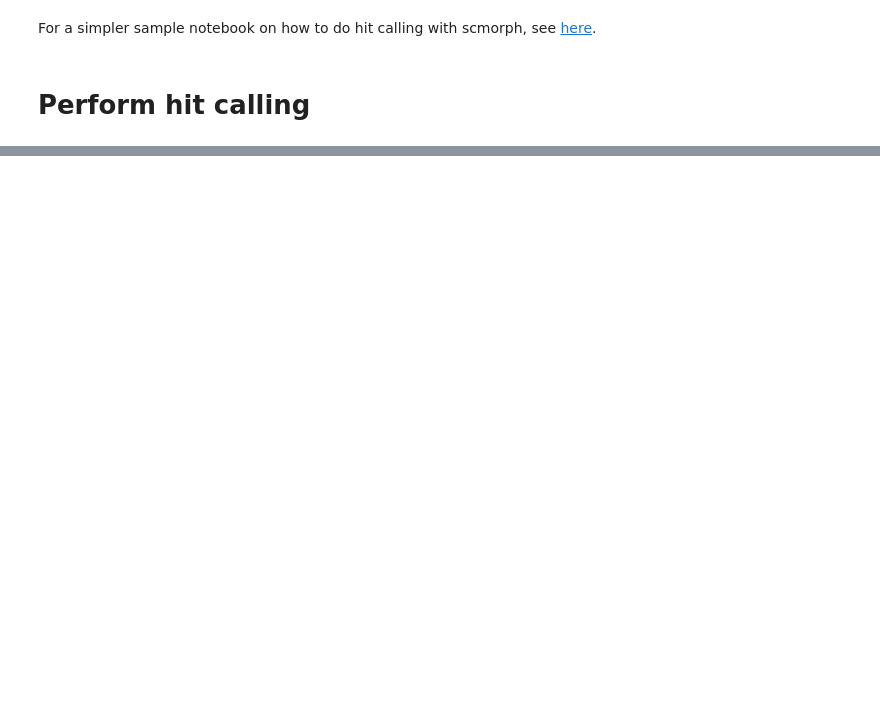
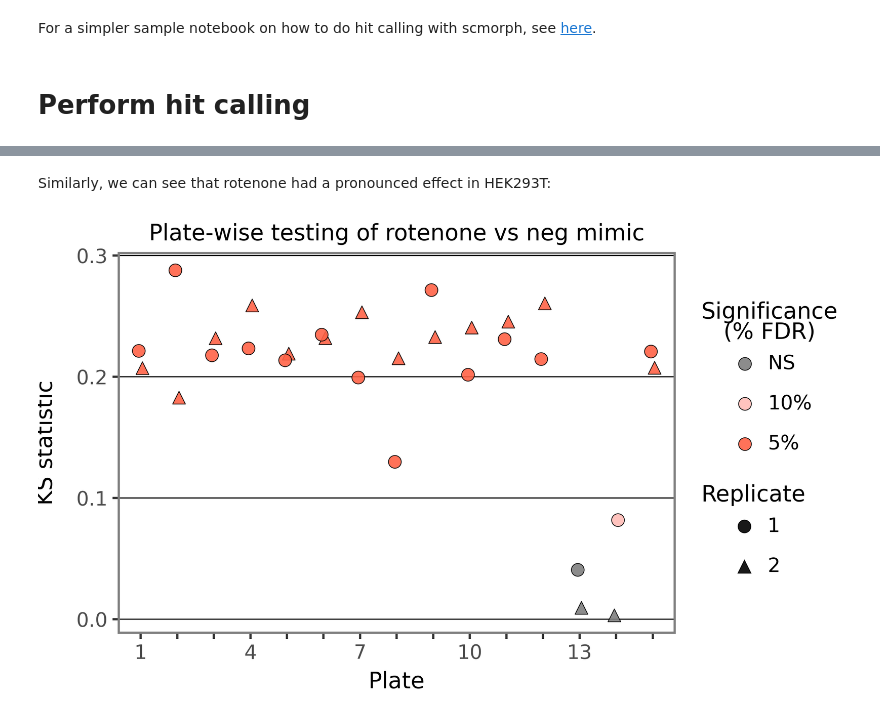
Before and after one commit to edbiomedai/microna-reproducibility, a Jupyter notebook: 01_rank_mirnas.ipynb, the cells around one changed output, grey strips where cells are left out. Drawn from its saved outputs; the diff is of its cells as text; code cells hidden in the pictures; blank space fills up the shorter version.

```diff
--- a/01_rank_mirnas.ipynb
+++ b/01_rank_mirnas.ipynb
@@ -85,0 +244,27 @@ treat_ks
+# %% [markdown]
+Similarly, we can see that rotenone had a pronounced effect in HEK293T:
+# %%
+rotenone_ks = treat_ks.query("treatment == 'control_tr_rotenone'").copy()
+rotenone_ks["Replicate"] = rotenone_ks["Replicate"].astype("category")
+
+(
+    ggplot(rotenone_ks, aes(x="plate",y="ks_stat", fill="significance", shape="Replicate")) +
+    geom_point(position=position_dodge(width=0.2), color="black", stroke=0.2, size=3, alpha=0.9) +
+    theme_bw() +
+    labs(x="Plate",y="KS statistic", fill="Significance\n(% FDR)", shape="Replicate") +
+    ggtitle("Plate-wise testing of rotenone vs neg mimic") +
+    scale_x_discrete(labels = lambda x: x_labeler(x)) +
+    scale_fill_manual(values=["gray", "#FFBDB7", "#FF6347"]) +
+    theme(figure_size=(5, 3),
+          dpi=300,
+          title=element_text(size=10, hjust=0.5),
+          panel_grid_major_x=element_blank(),
+          panel_grid_minor_x=element_blank(),
+          panel_grid_major_y=element_line(size=0.5, color="black"),
+          panel_grid_minor_y=element_blank(),
+          strip_background=element_blank(),
+          legend_key=element_blank(),
+          )
+)
+# %% [output]
+[figure, added]
```
Also changed, not shown: parts of 19 cells of this notebook.
